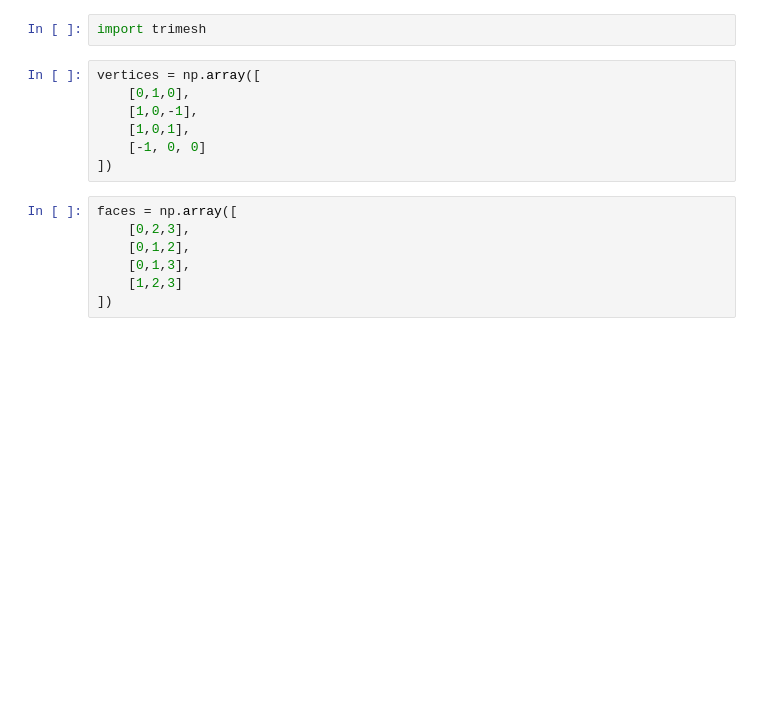
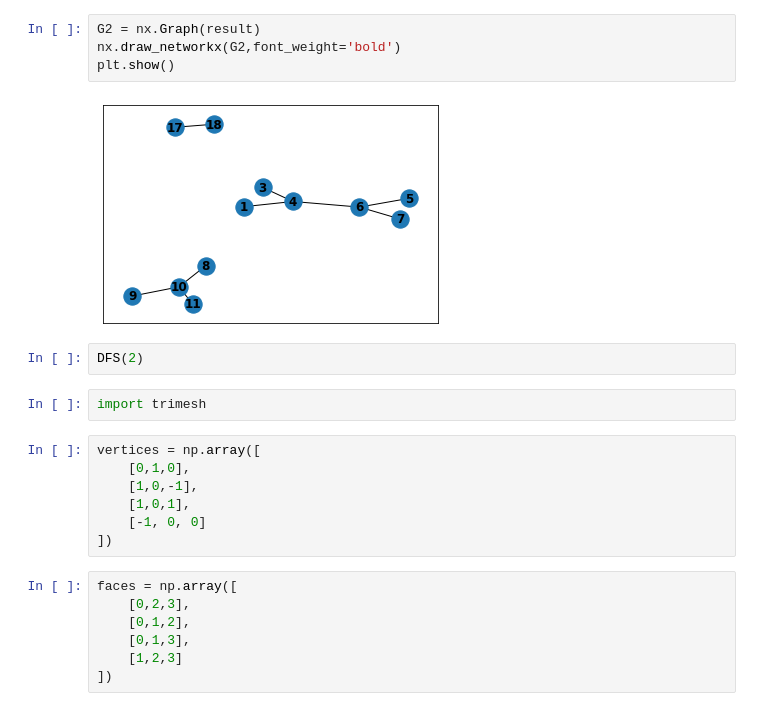
Before and after one commit to pramodmsm/Reeb-Graph-Implementation-in-Python, a Jupyter notebook: test_ground.ipynb, the cells around one changed output. Saved outputs shown, nothing was run; the diff lists cells and outputs as text; blank space fills up the shorter version.

```diff
--- a/test_ground.ipynb
+++ b/test_ground.ipynb
@@ -151,3 +386,11 @@ parent index is [-1, 8, 10, 4, 6, 6, 7, 8, 9, 11, 15, 12, 13, 14, 15, 16, 17, 18
+# %%
+G2 = nx.Graph(result)
+nx.draw_networkx(G2,font_weight='bold')
+plt.show()
+# %% [output]
+[figure, added]
+# %%
+DFS(2)
 # %%
 import trimesh
 # %%
```
Also changed, not shown: parts of 12 cells of this notebook.
